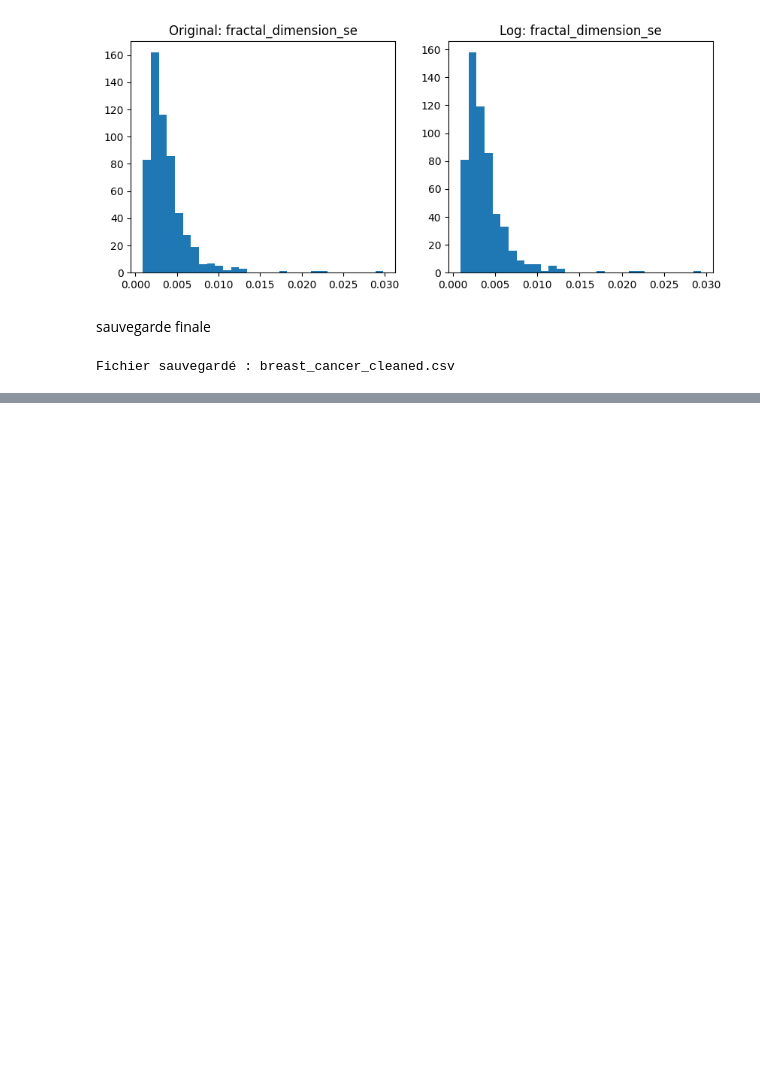
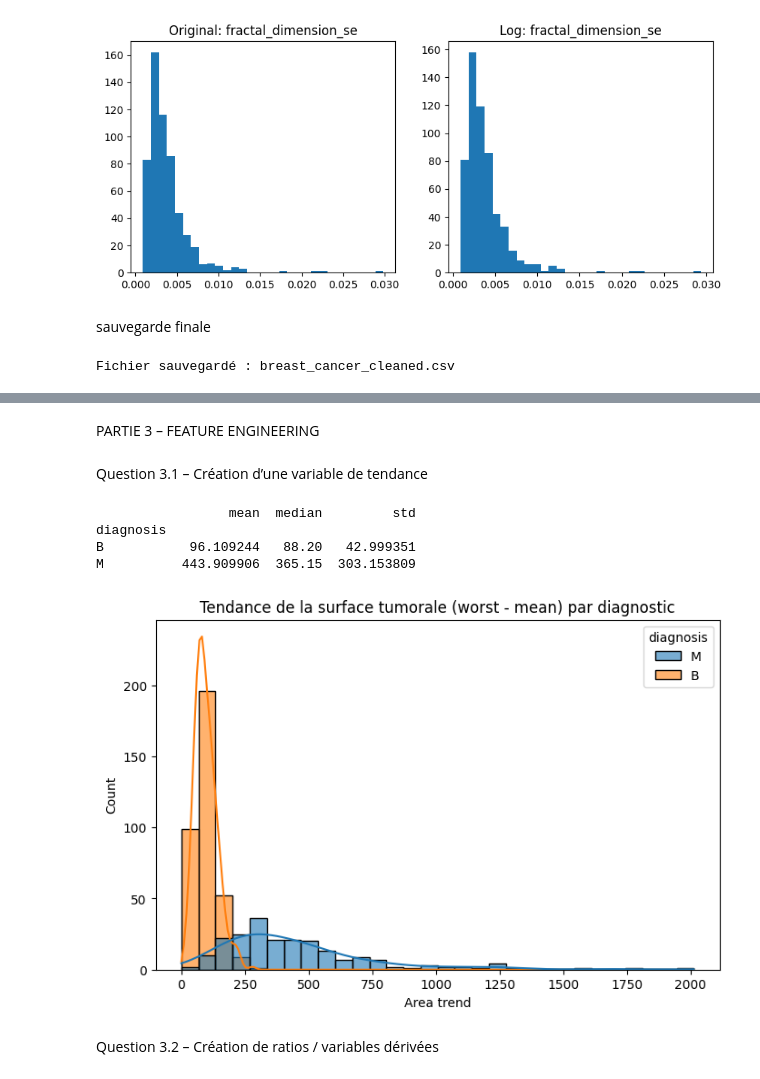
Before and after one commit to Melyna16/Projet-Data-Mining-Breast-Cancer, a Jupyter notebook: breast_cancer_analysis.ipynb, the cells around one changed output, grey strips where cells are left out. Drawn from its saved outputs; the diff is of its cells as text; code cells hidden in the pictures; blank space fills up the shorter version.

```diff
--- a/breast_cancer_analysis.ipynb
+++ b/breast_cancer_analysis.ipynb
@@ -169,3 +167,8 @@ df.to_csv('breast_cancer_cleaned.csv', index=False)
 print("Fichier sauvegardé : breast_cancer_cleaned.csv")
 # %% [output]
 Fichier sauvegardé : breast_cancer_cleaned.csv
+# %%
+# Cellule : Chargement du dataset nettoyé
+df = pd.read_csv('breast_cancer_cleaned.csv')
+print("Dimensions du dataset :", df.shape)
+df.head()
@@ -171,0 +184,28 @@ Fichier sauvegardé : breast_cancer_cleaned.csv
+# %% [markdown]
+PARTIE 3 – FEATURE ENGINEERING
+# %% [markdown]
+Question 3.1 – Création d’une variable de tendance
+# %%
+# Cellule 3.1.1 : Création de la variable de tendance 'area_trend'
+df['area_trend'] = df['area_worst'] - df['area_mean']
+
+# Statistiques par classe
+trend_stats = df.groupby('diagnosis')['area_trend'].agg(['mean', 'median', 'std'])
+print(trend_stats)
+# %% [output]
+                 mean  median         std
+diagnosis
+B           96.109244   88.20   42.999351
+M          443.909906  365.15  303.153809
+# %%
+# Cellule 3.1.2 : Histogramme + KDE de area_trend par classe
+plt.figure(figsize=(8,5))
+sns.histplot(data=df, x='area_trend', hue='diagnosis', kde=True, bins=30, alpha=0.6)
+plt.title('Tendance de la surface tumorale (worst - mean) par diagnostic')
+plt.xlabel('Area trend')
+plt.savefig('graphs/area_trend_hist.png', dpi=300, bbox_inches='tight')
+plt.show()
+# %% [output]
+[figure, added]
+# %% [markdown]
+Question 3.2 – Création de ratios / variables dérivées
```
Also changed, not shown: parts of 23 cells of this notebook.
